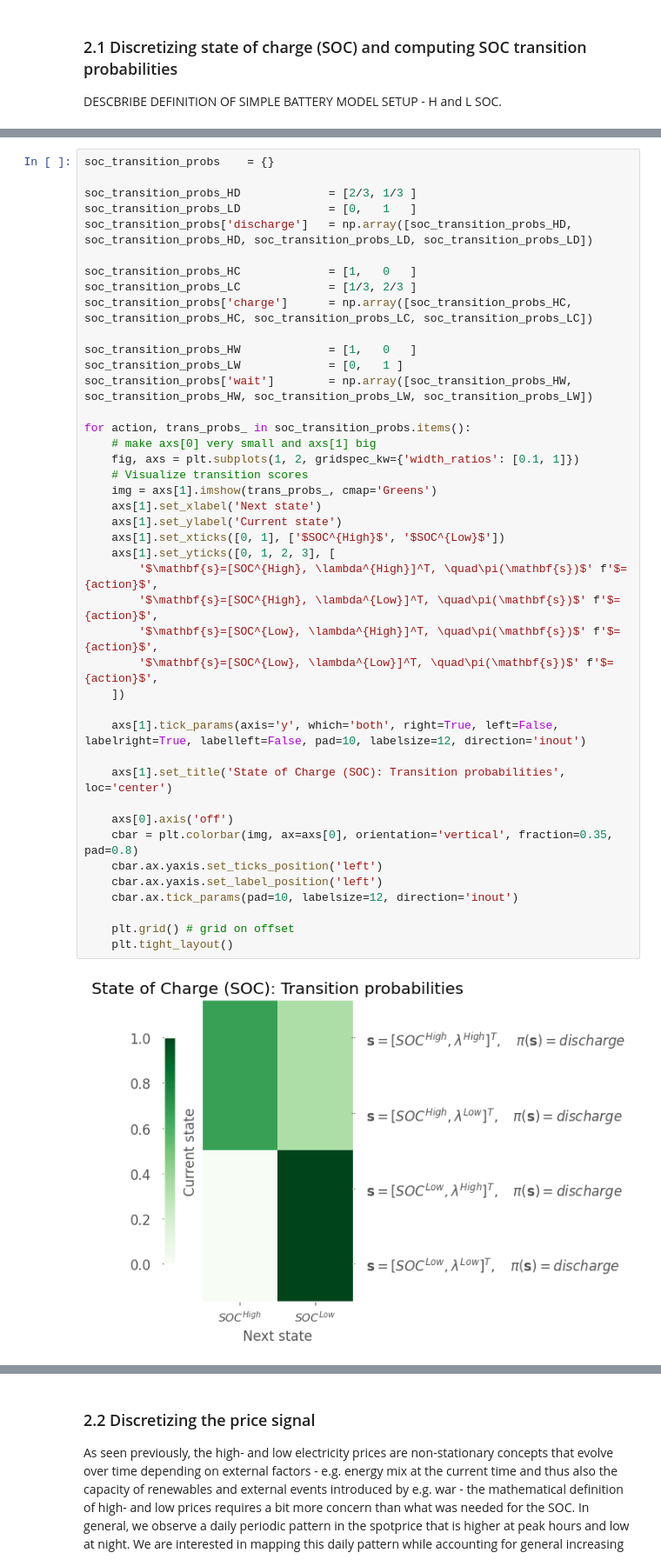
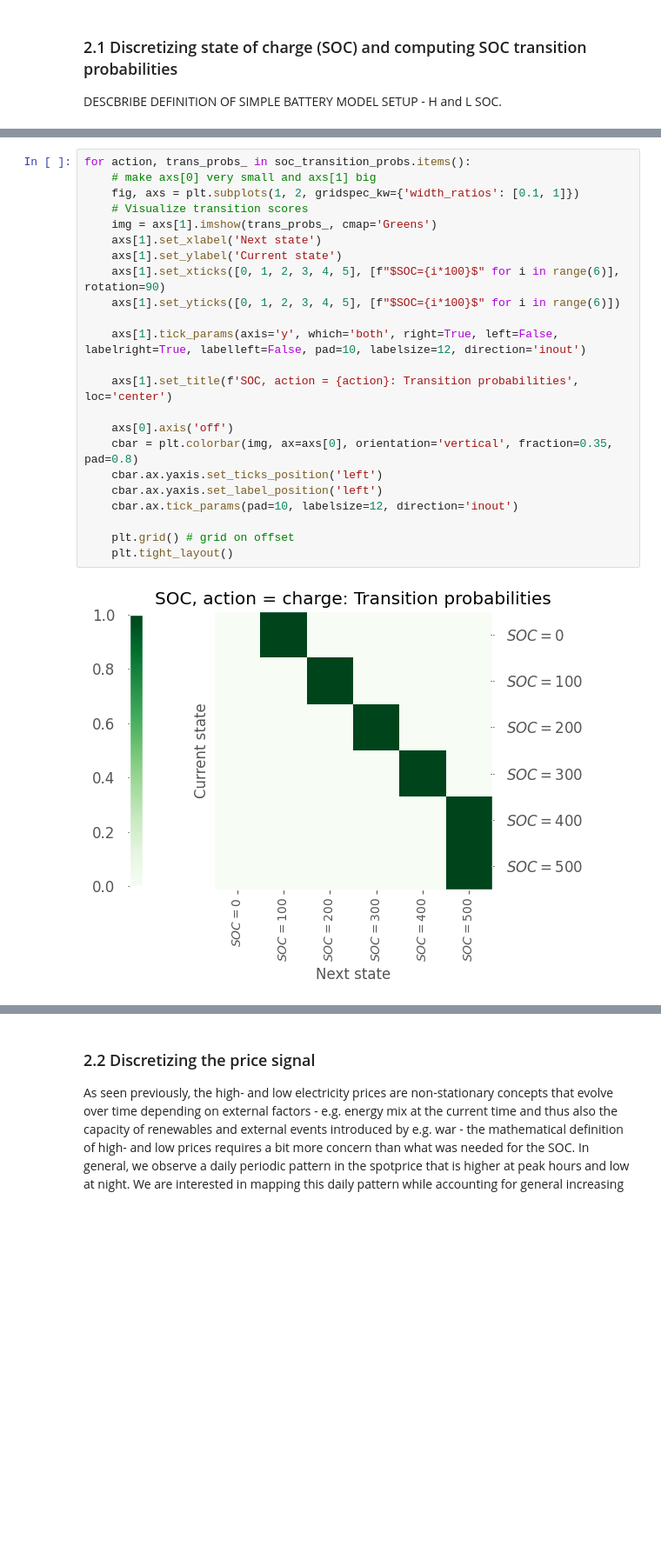
Before and after one commit to albertkjoller/ml-energy-systems, a Jupyter notebook: src/assignment2/notebooks/explainer_notebook.ipynb, the cells around one changed output, grey strips where cells are left out. Shown at 87% size. Cells and saved outputs as stored; diff of their text form; blank space fills up the shorter version.

```diff
--- a/src/assignment2/notebooks/explainer_notebook.ipynb
+++ b/src/assignment2/notebooks/explainer_notebook.ipynb
@@ -64,44 +95,25 @@ DESCBRIBE DEFINITION OF SIMPLE BATTERY MODEL SETUP - H and L SOC.
 # %%
-soc_transition_probs    = {}
-
-soc_transition_probs_HD             = [2/3, 1/3 ]
-soc_transition_probs_LD             = [0,   1   ]
-soc_transition_probs['discharge']   = np.array([soc_transition_probs_HD, soc_transition_probs_HD, soc_transition_probs_LD, soc_transition_probs_LD])
-
-soc_transition_probs_HC             = [1,   0   ]
-soc_transition_probs_LC             = [1/3, 2/3 ]
-soc_transition_probs['charge']      = np.array([soc_transition_probs_HC, soc_transition_probs_HC, soc_transition_probs_LC, soc_transition_probs_LC])
-
-soc_transition_probs_HW             = [1,   0   ]
-soc_transition_probs_LW             = [0,   1 ]
-soc_transition_probs['wait']        = np.array([soc_transition_probs_HW, soc_transition_probs_HW, soc_transition_probs_LW, soc_transition_probs_LW])
-
 for action, trans_probs_ in soc_transition_probs.items():
     # make axs[0] very small and axs[1] big
     fig, axs = plt.subplots(1, 2, gridspec_kw={'width_ratios': [0.1, 1]})
     # Visualize transition scores
     img = axs[1].imshow(trans_probs_, cmap='Greens')
     axs[1].set_xlabel('Next state')
     axs[1].set_ylabel('Current state')
-    axs[1].set_xticks([0, 1], ['$SOC^{High}$', '$SOC^{Low}$'])
-    axs[1].set_yticks([0, 1, 2, 3], [
-        '$\mathbf{s}=[SOC^{High}, \lambda^{High}]^T, \quad\pi(\mathbf{s})$' f'$= {action}$',
-        '$\mathbf{s}=[SOC^{High}, \lambda^{Low}]^T, \quad\pi(\mathbf{s})$' f'$= {action}$',
-        '$\mathbf{s}=[SOC^{Low}, \lambda^{High}]^T, \quad\pi(\mathbf{s})$' f'$= {action}$',
-        '$\mathbf{s}=[SOC^{Low}, \lambda^{Low}]^T, \quad\pi(\mathbf{s})$' f'$= {action}$',
-    ])
+    axs[1].set_xticks([0, 1, 2, 3, 4, 5], [f"$SOC={i*100}$" for i in range(6)], rotation=90)
+    axs[1].set_yticks([0, 1, 2, 3, 4, 5], [f"$SOC={i*100}$" for i in range(6)])
 
     axs[1].tick_params(axis='y', which='both', right=True, left=False, labelright=True, labelleft=False, pad=10, labelsize=12, direction='inout')
 
-    axs[1].set_title('State of Charge (SOC): Transition probabilities', loc='center')
+    axs[1].set_title(f'SOC, action = {action}: Transition probabilities', loc='center')
 
     axs[0].axis('off')
     cbar = plt.colorbar(img, ax=axs[0], orientation='vertical', fraction=0.35, pad=0.8)
     cbar.ax.yaxis.set_ticks_position('left')
     cbar.ax.yaxis.set_label_position('left')
     cbar.ax.tick_params(pad=10, labelsize=12, direction='inout')
 
     plt.grid() # grid on offset
     plt.tight_layout()
 # %% [output]
-[figure, old version]
+[figure, new version]
```
Also changed, not shown: parts of 22 cells of this notebook, 5 other files.
